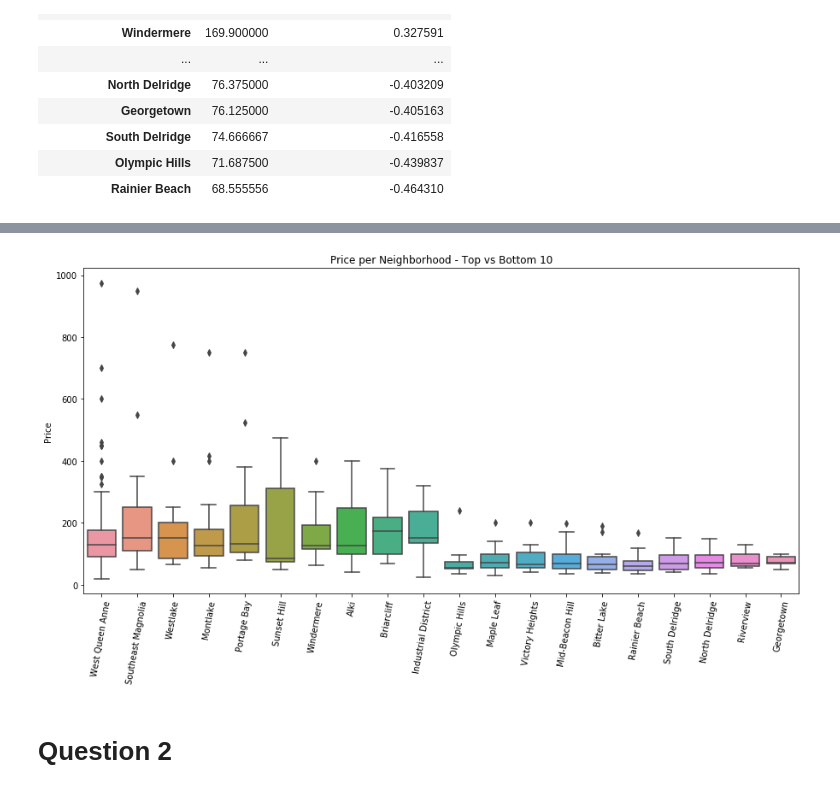
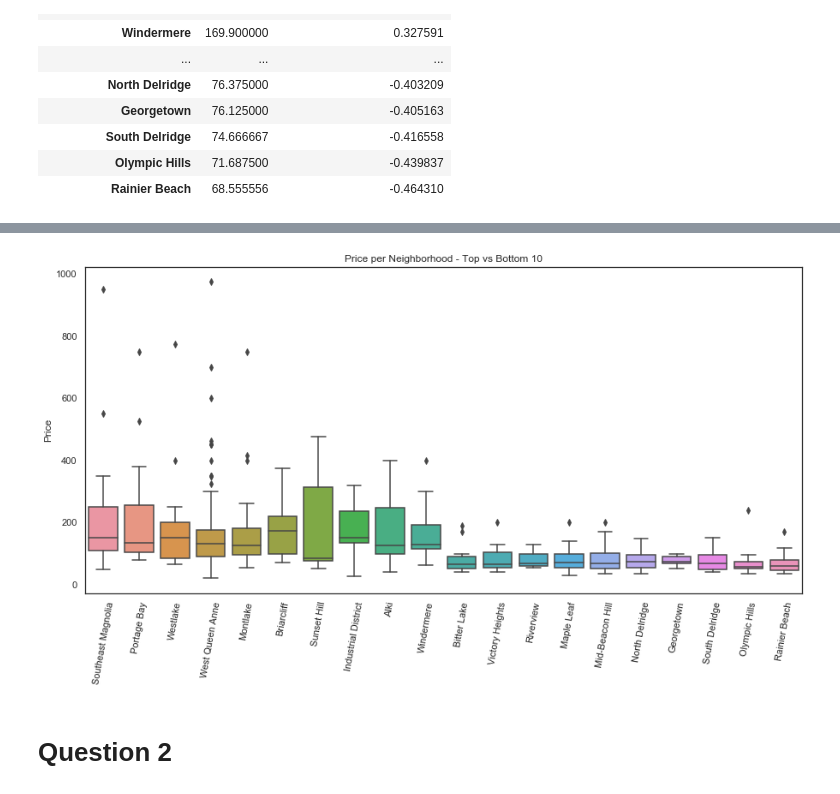
Before and after one commit to bkontonis/Analysing-Seattle-Airbnb-Open-Data, a Jupyter notebook: Seattle Airbnb Data Analysis.ipynb, the cells around one changed output, grey strips where cells are left out. Cells and saved outputs as stored; diff of their text form; code cells hidden in the pictures.

```diff
--- a/Seattle Airbnb Data Analysis.ipynb
+++ b/Seattle Airbnb Data Analysis.ipynb
@@ -292,0 +278,9 @@ pd.concat([Avg_Price_per_Neighborhood[:10], Avg_Price_per_Neighborhood[-10:]], a
+# %%
+# Top & Bottom 10 neighborhoods
+Perc_diff = pd.concat([Avg_Price_per_Neighborhood[:10], Avg_Price_per_Neighborhood[-10:]], axis=0).reset_index()
+Perc_diff.columns = ["Neighbourhood", "Avg Price", "%diff from Overall Avg Price"]
+
+rank_list = ["Top " + str(s) for s in list(range(1, 11, 1))] + list("Bottom " + str(s) for s in list(range(10, 0, -1)))
+Perc_diff["Rank"] = rank_list
+Perc_diff = Perc_diff[["Rank", "Neighbourhood", "Avg Price", "%diff from Overall Avg Price"]]
+Perc_diff.style.bar(subset=['%diff from Overall Avg Price'], align='mid', color=['#d65f5f', '#5fba7d'])
@@ -293,16 +305,15 @@ pd.concat([Avg_Price_per_Neighborhood[:10], Avg_Price_per_Neighborhood[-10:]], a
 # %%
 top_bottom = list(Avg_Price_per_Neighborhood.index[:10]) + list(Avg_Price_per_Neighborhood.index[-10:])
 top_bottom_plt = listings_df[["neighbourhood_cleansed", "price"]][listings_df["neighbourhood_cleansed"].isin(top_bottom)]
-top_bottom_plt = top_bottom_plt.sort_values(by=["price"], ascending=False)
 
 plt.figure(figsize=(15, 7));
-sns.boxplot(x="neighbourhood_cleansed", y="price", data=top_bottom_plt);
+sns.boxplot(x="neighbourhood_cleansed", y="price", data=top_bottom_plt, order=Perc_diff["Neighbourhood"]);
 plt.xticks(rotation=80);
 plt.title("Price per Neighborhood - Top vs Bottom 10");
 plt.xlabel("");
 plt.ylabel("Price");
 # %% [output]
-[figure, old version]
+[figure, new version]
 # %% [markdown]
 # Question 2
 # %%
```
Also changed, not shown: parts of 26 cells of this notebook.
